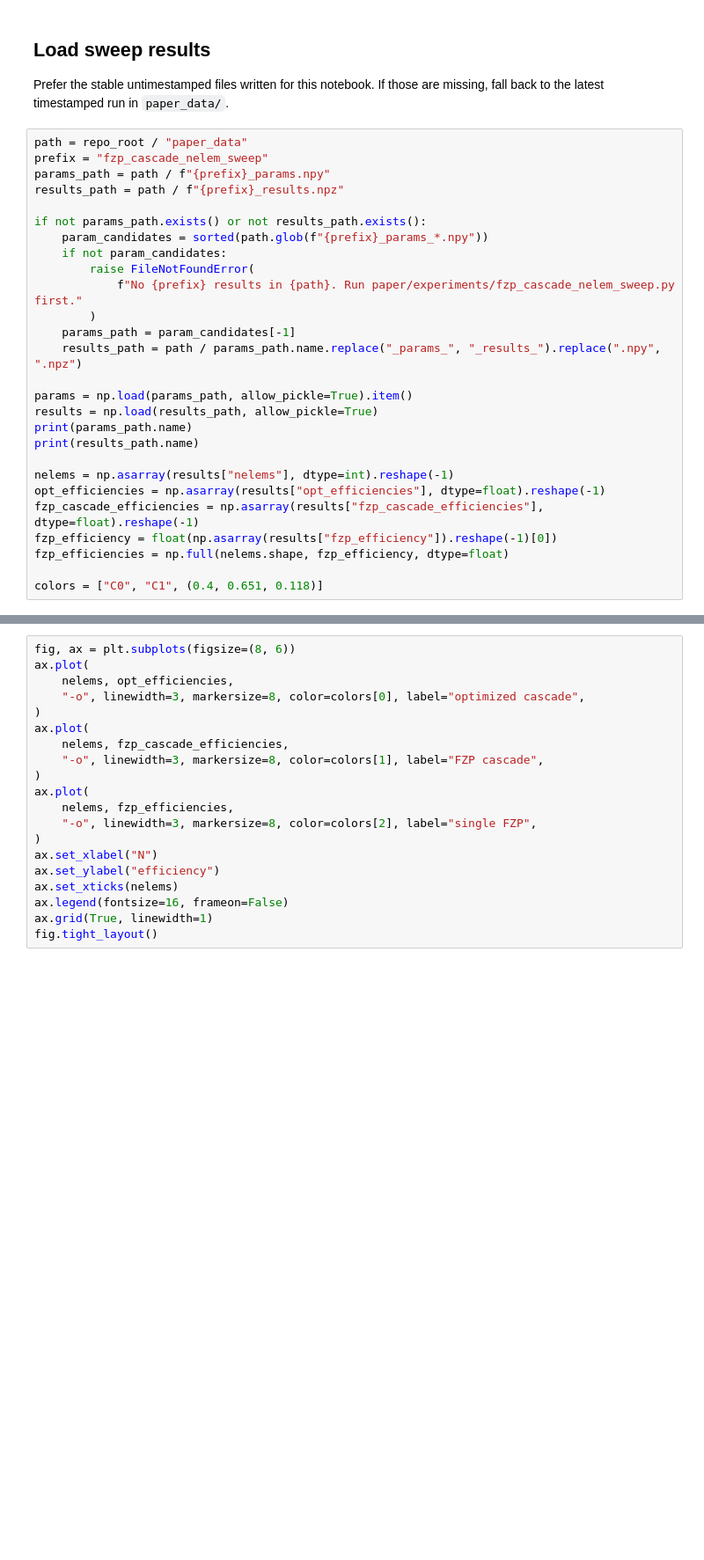
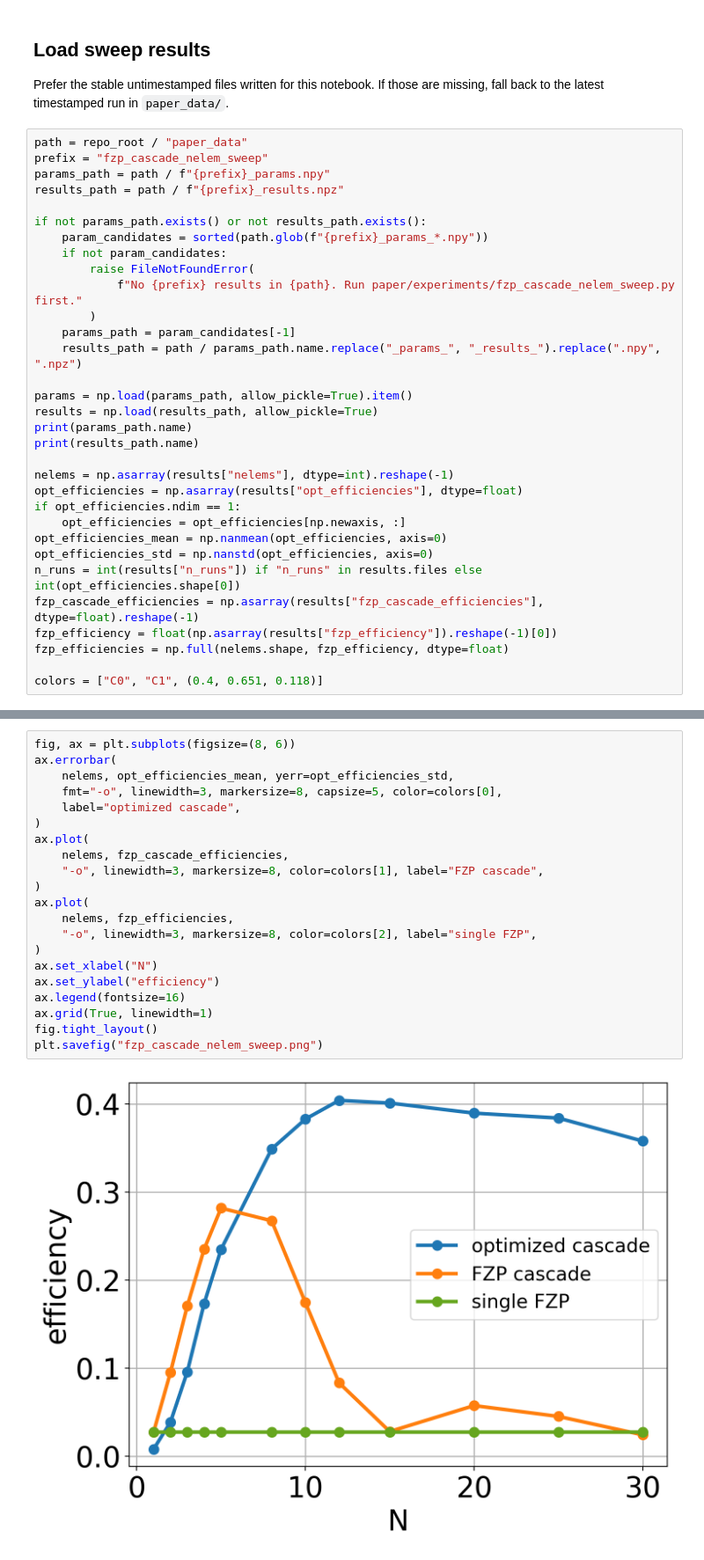
Before and after one commit to willmich2/xray_diff_cascades, a Jupyter notebook: notebooks/fzp_cascade_nelem_sweep.ipynb, the cells around one changed output, grey strips where cells are left out. Shown at 88% size. Cells and saved outputs as stored; diff of their text form; blank space fills up the shorter version.

Commit message:
include control over number of runs in fzp cascade comparison

```diff
--- a/notebooks/fzp_cascade_nelem_sweep.ipynb
+++ b/notebooks/fzp_cascade_nelem_sweep.ipynb
@@ -46,7 +46,12 @@ print(params_path.name)
 print(results_path.name)
 
 nelems = np.asarray(results["nelems"], dtype=int).reshape(-1)
-opt_efficiencies = np.asarray(results["opt_efficiencies"], dtype=float).reshape(-1)
+opt_efficiencies = np.asarray(results["opt_efficiencies"], dtype=float)
+if opt_efficiencies.ndim == 1:
+    opt_efficiencies = opt_efficiencies[np.newaxis, :]
+opt_efficiencies_mean = np.nanmean(opt_efficiencies, axis=0)
+opt_efficiencies_std = np.nanstd(opt_efficiencies, axis=0)
+n_runs = int(results["n_runs"]) if "n_runs" in results.files else int(opt_efficiencies.shape[0])
 fzp_cascade_efficiencies = np.asarray(results["fzp_cascade_efficiencies"], dtype=float).reshape(-1)
 fzp_efficiency = float(np.asarray(results["fzp_efficiency"]).reshape(-1)[0])
 fzp_efficiencies = np.full(nelems.shape, fzp_efficiency, dtype=float)
@@ -70,20 +98,23 @@ for n, opt_e, casc_e, fzp_e in zip(
 # %%
 fig, ax = plt.subplots(figsize=(8, 6))
-ax.plot(
-    nelems, opt_efficiencies,
-    "-o", linewidth=3, markersize=8, color=colors[0], label="optimized cascade",
+ax.errorbar(
+    nelems, opt_efficiencies_mean, yerr=opt_efficiencies_std,
+    fmt="-o", linewidth=3, markersize=8, capsize=5, color=colors[0],
+    label="optimized cascade",
 )
 ax.plot(
     nelems, fzp_cascade_efficiencies,
     "-o", linewidth=3, markersize=8, color=colors[1], label="FZP cascade",
 )
 ax.plot(
     nelems, fzp_efficiencies,
     "-o", linewidth=3, markersize=8, color=colors[2], label="single FZP",
 )
 ax.set_xlabel("N")
 ax.set_ylabel("efficiency")
-ax.set_xticks(nelems)
-ax.legend(fontsize=16, frameon=False)
+ax.legend(fontsize=16)
 ax.grid(True, linewidth=1)
 fig.tight_layout()
+plt.savefig("fzp_cascade_nelem_sweep.png")
+# %% [output]
+[figure, added]
```
Also changed, not shown: parts of 4 cells of this notebook, 6 other files.
